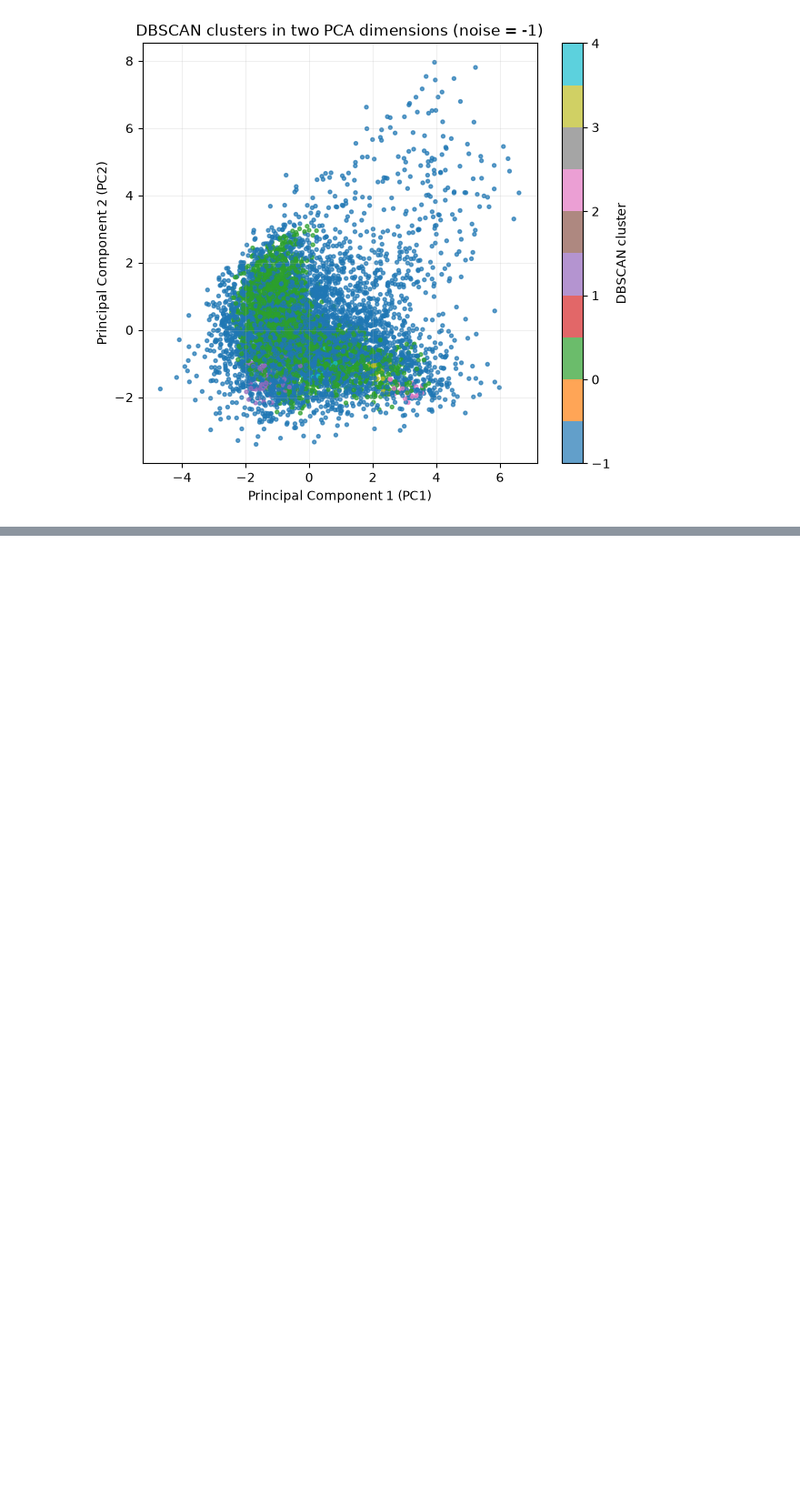
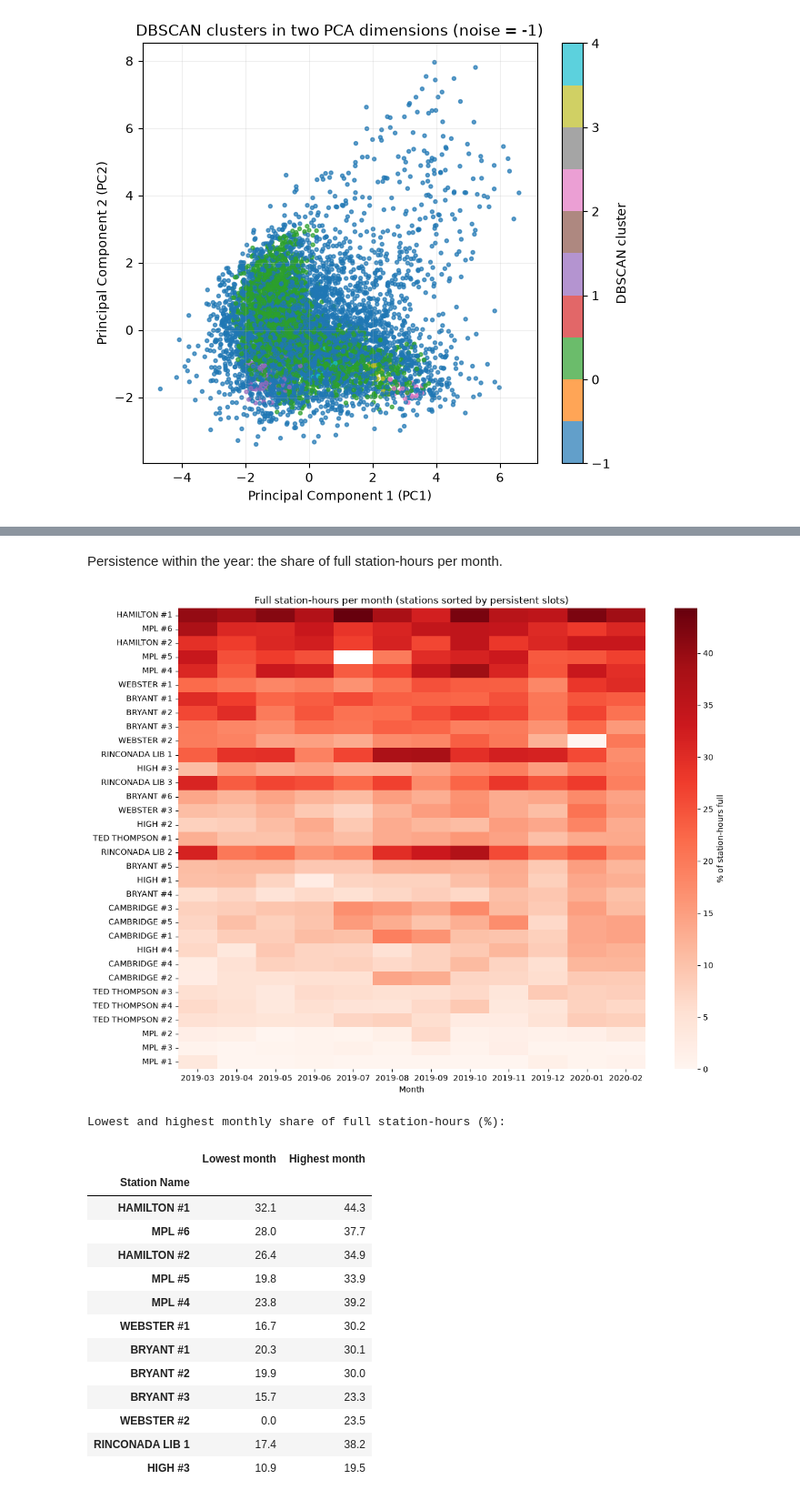
Before and after one commit to dumitritamacarenco/Introduction-to-Business-Analytics---Project-, a Jupyter notebook: ev_charging_palo_alto.ipynb, the cells around one changed output, grey strips where cells are left out. Shown at 91% size. Drawn from its saved outputs; the diff is of its cells as text; code cells hidden in the pictures; blank space fills up the shorter version.

```diff
--- a/ev_charging_palo_alto.ipynb
+++ b/ev_charging_palo_alto.ipynb
@@ -1407,0 +1772,35 @@ plt.show()
+# %% [markdown]
+Persistence within the year: the share of full station-hours per month.
+# %%
+# Is the pressure there all year round? Share of full station-hours per month
+monthly = ref.pivot_table(index="Station Name", columns=ref["Date"].dt.to_period("M"), values="Is_Full", aggfunc="mean") * 100
+monthly.index = monthly.index.str.replace("PALO ALTO CA / ", "")
+monthly = monthly.loc[station_pressure.index]
+
+plt.figure(figsize=(12, 9))
+sns.heatmap(monthly, cmap="Reds", cbar_kws={"label": "% of station-hours full"})
+plt.title("Full station-hours per month (stations sorted by persistent slots)")
+plt.xlabel("Month")
+plt.ylabel("")
+plt.tight_layout()
+plt.show()
+
+print("Lowest and highest monthly share of full station-hours (%):")
+display(pd.DataFrame({"Lowest month": monthly.min(axis=1), "Highest month": monthly.max(axis=1)}).round(1).head(12))
+# %% [output]
+[figure, added]
+Lowest and highest monthly share of full station-hours (%):
+|  | Lowest month | Highest month |
+| Station Name |  |  |
+| HAMILTON #1 | 32.1 | 44.3 |
+| MPL #6 | 28.0 | 37.7 |
+| HAMILTON #2 | 26.4 | 34.9 |
+| MPL #5 | 19.8 | 33.9 |
+| MPL #4 | 23.8 | 39.2 |
+| WEBSTER #1 | 16.7 | 30.2 |
+| BRYANT #1 | 20.3 | 30.1 |
+| BRYANT #2 | 19.9 | 30.0 |
+| BRYANT #3 | 15.7 | 23.3 |
+| WEBSTER #2 | 0.0 | 23.5 |
+| RINCONADA LIB 1 | 17.4 | 38.2 |
+| HIGH #3 | 10.9 | 19.5 |
```
Also changed, not shown: parts of 61 cells of this notebook.
